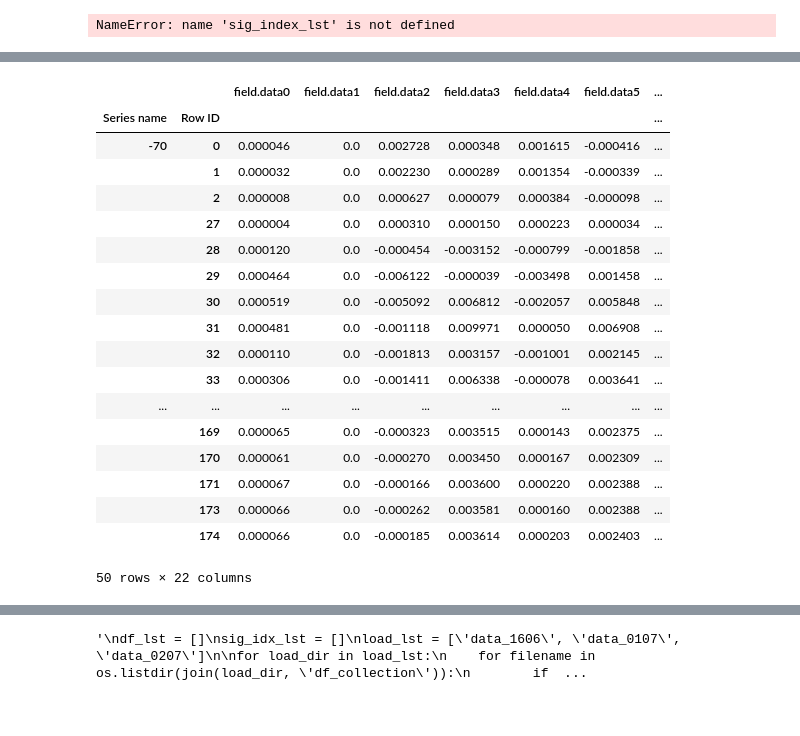
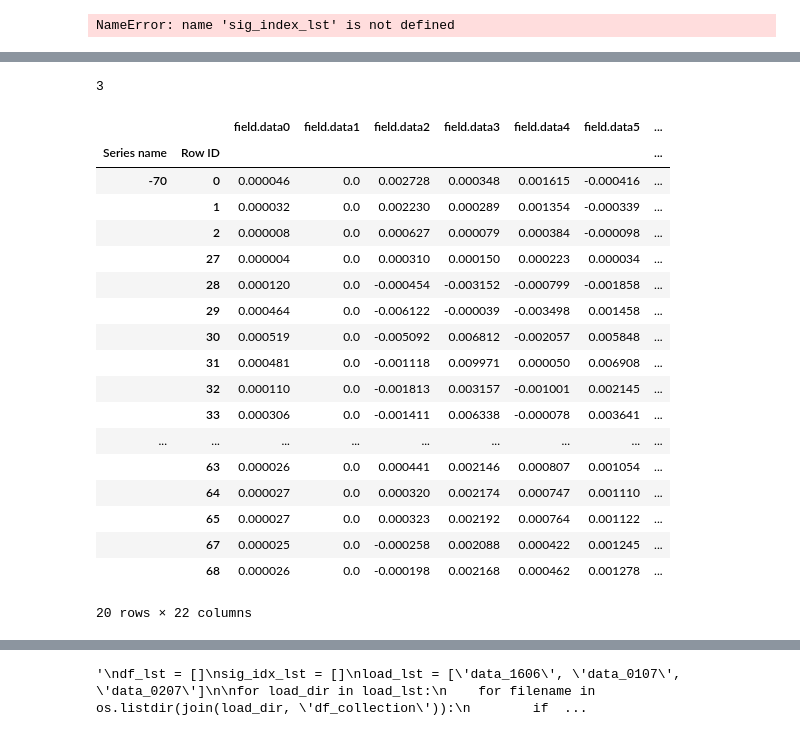
Before and after one commit to zdai257/DeepAOANet, a Jupyter notebook: myAOAnet.ipynb, the cells around one changed output, grey strips where cells are left out. Saved outputs shown, nothing was run; the diff lists cells and outputs as text; code cells hidden in the pictures.

```diff
--- a/myAOAnet.ipynb
+++ b/myAOAnet.ipynb
@@ -288,6 +288,9 @@ sig_index_lst[10][:-1]
 NameError: name 'sig_index_lst' is not defined
 # %%
 import pickle
+
+#noi_dir_lst = ['noisy1', 'noisy2', 'noisy3', 'noisy4', 'noisy5']
+noi_dir_lst = []
 
 def get_X_list(dirname):
     Xaoa_music = pd.read_csv(join(dirname, 'df_collection', 'Xaoa_music.csv'), index_col=[0, 1])
@@ -297,7 +300,7 @@ def get_X_list(dirname):
 
     Xmusic = pd.read_csv(join(dirname, 'df_collection', 'music_series.csv'), index_col=[0, 1])
 
-    for noi_dir in ['noisy1', 'noisy2', 'noisy3', 'noisy4', 'noisy5']:
+    for noi_dir in noi_dir_lst:
         noisy_dir = join(dirname, noi_dir)
 
         Xnoisy_parts.append(create_dataset(noisy_dir, '1e_5', Xmusic, sig_index_lst))
@@ -331,25 +316,27 @@ See the caveats in the documentation: https://pandas.pydata.org/pandas-docs/stab
 # %%
 X = X_1606 + X_0107 + X_0207
 #X = X_1606
-X[0].head(50)
+print(len(X))
+X[0].head(20)
 # %% [output]
+3
 |  |  | field.data0 | field.data1 | field.data2 | field.data3 | field.data4 | field.data5 | ... |
 | Series name | Row ID |  |  |  |  |  |  | ... |
 | -70 | 0 | 0.000046 | 0.0 | 0.002728 | 0.000348 | 0.001615 | -0.000416 | ... |
 |  | 1 | 0.000032 | 0.0 | 0.002230 | 0.000289 | 0.001354 | -0.000339 | ... |
 |  | 2 | 0.000008 | 0.0 | 0.000627 | 0.000079 | 0.000384 | -0.000098 | ... |
 |  | 27 | 0.000004 | 0.0 | 0.000310 | 0.000150 | 0.000223 | 0.000034 | ... |
 |  | 28 | 0.000120 | 0.0 | -0.000454 | -0.003152 | -0.000799 | -0.001858 | ... |
 |  | 29 | 0.000464 | 0.0 | -0.006122 | -0.000039 | -0.003498 | 0.001458 | ... |
 |  | 30 | 0.000519 | 0.0 | -0.005092 | 0.006812 | -0.002057 | 0.005848 | ... |
 |  | 31 | 0.000481 | 0.0 | -0.001118 | 0.009971 | 0.000050 | 0.006908 | ... |
 |  | 32 | 0.000110 | 0.0 | -0.001813 | 0.003157 | -0.001001 | 0.002145 | ... |
 |  | 33 | 0.000306 | 0.0 | -0.001411 | 0.006338 | -0.000078 | 0.003641 | ... |
 | ... | ... | ... | ... | ... | ... | ... | ... | ... |
-|  | 169 | 0.000065 | 0.0 | -0.000323 | 0.003515 | 0.000143 | 0.002375 | ... |
-|  | 170 | 0.000061 | 0.0 | -0.000270 | 0.003450 | 0.000167 | 0.002309 | ... |
-|  | 171 | 0.000067 | 0.0 | -0.000166 | 0.003600 | 0.000220 | 0.002388 | ... |
-|  | 173 | 0.000066 | 0.0 | -0.000262 | 0.003581 | 0.000160 | 0.002388 | ... |
-|  | 174 | 0.000066 | 0.0 | -0.000185 | 0.003614 | 0.000203 | 0.002403 | ... |
+|  | 63 | 0.000026 | 0.0 | 0.000441 | 0.002146 | 0.000807 | 0.001054 | ... |
+|  | 64 | 0.000027 | 0.0 | 0.000320 | 0.002174 | 0.000747 | 0.001110 | ... |
+|  | 65 | 0.000027 | 0.0 | 0.000323 | 0.002192 | 0.000764 | 0.001122 | ... |
+|  | 67 | 0.000025 | 0.0 | -0.000258 | 0.002088 | 0.000422 | 0.001245 | ... |
+|  | 68 | 0.000026 | 0.0 | -0.000198 | 0.002168 | 0.000462 | 0.001278 | ... |
-50 rows × 22 columns
+20 rows × 22 columns
 # %%
```
Also changed, not shown: parts of 74 cells of this notebook, 42 other files.
